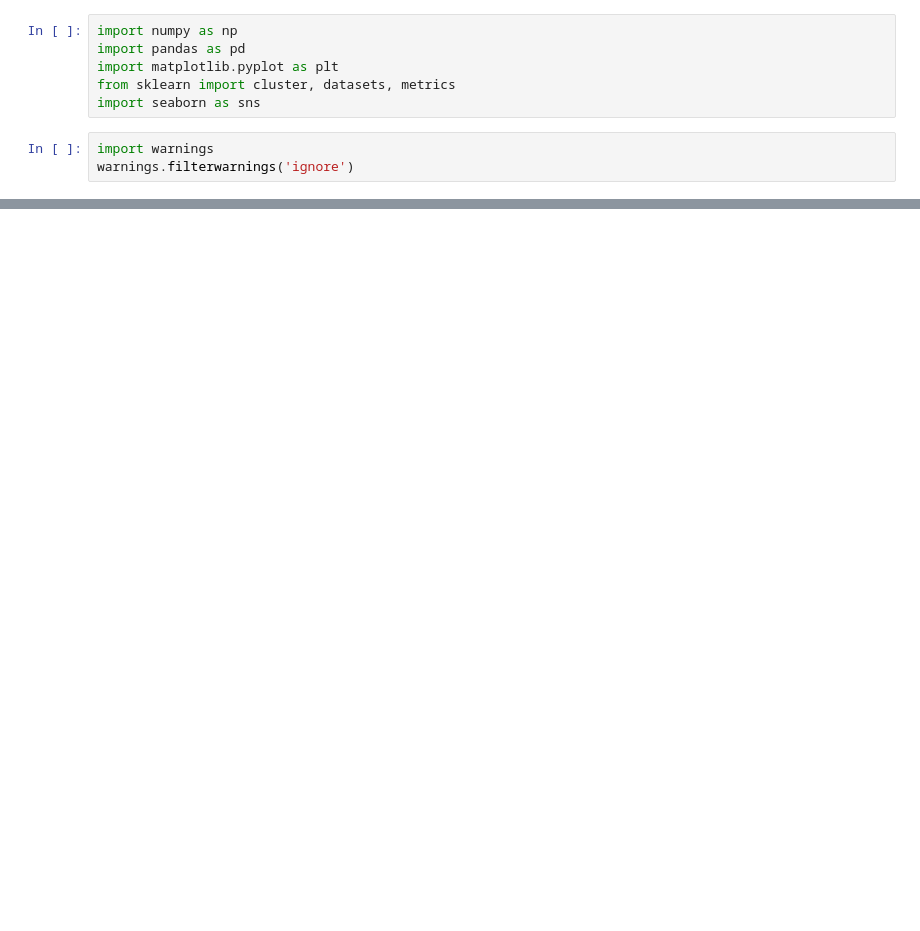
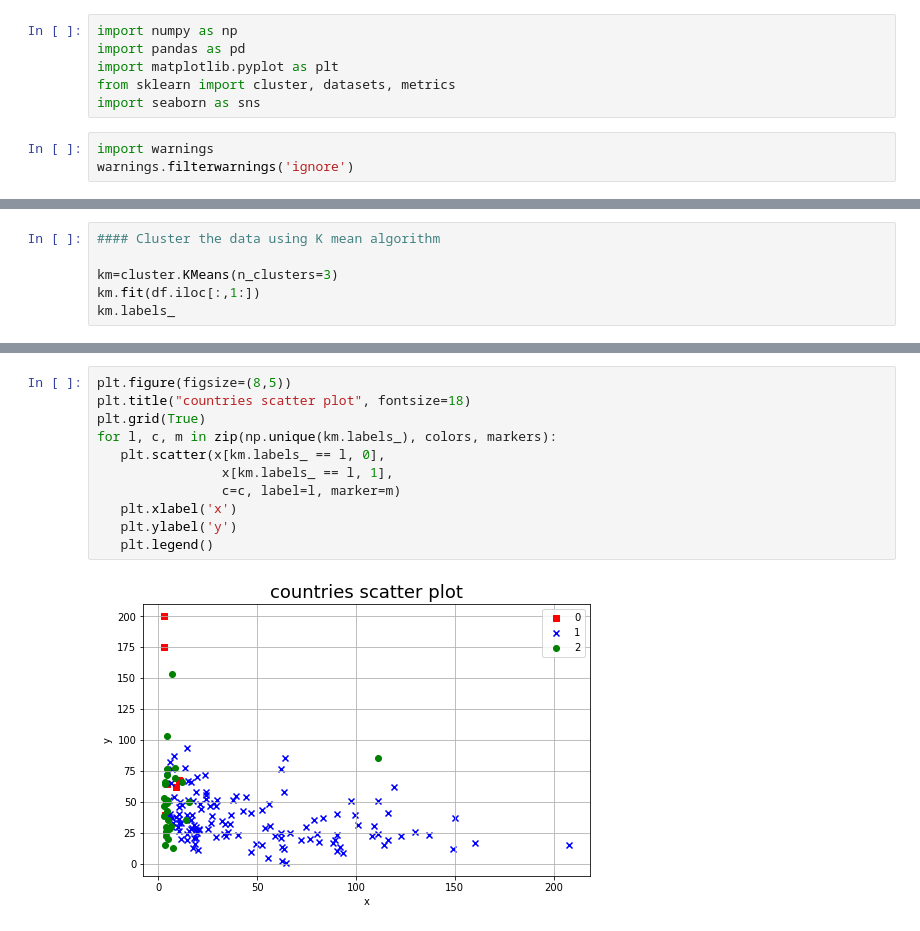
Before and after one commit to mk17250/CE888--Lab-6-, a Jupyter notebook: CE888_Lab_6_Task_7.ipynb, the cells around one changed output, grey strips where cells are left out. Drawn from its saved outputs; the diff is of its cells as text; blank space fills up the shorter version.

```diff
--- a/CE888_Lab_6_Task_7.ipynb
+++ b/CE888_Lab_6_Task_7.ipynb
@@ -28,0 +128,6 @@ df.head(n=10)
+# %%
+#### Cluster the data using K mean algorithm
+
+km=cluster.KMeans(n_clusters=3)
+km.fit(df.iloc[:,1:])
+km.labels_
@@ -28,0 +157,13 @@ df.head(n=10)
+# %%
+plt.figure(figsize=(8,5))
+plt.title("countries scatter plot", fontsize=18)
+plt.grid(True)
+for l, c, m in zip(np.unique(km.labels_), colors, markers):
+   plt.scatter(x[km.labels_ == l, 0],
+                x[km.labels_ == l, 1],
+                c=c, label=l, marker=m)
+   plt.xlabel('x')
+   plt.ylabel('y')
+   plt.legend()
+# %% [output]
+[figure, added]
```
Also changed, not shown: parts of 30 cells of this notebook.
